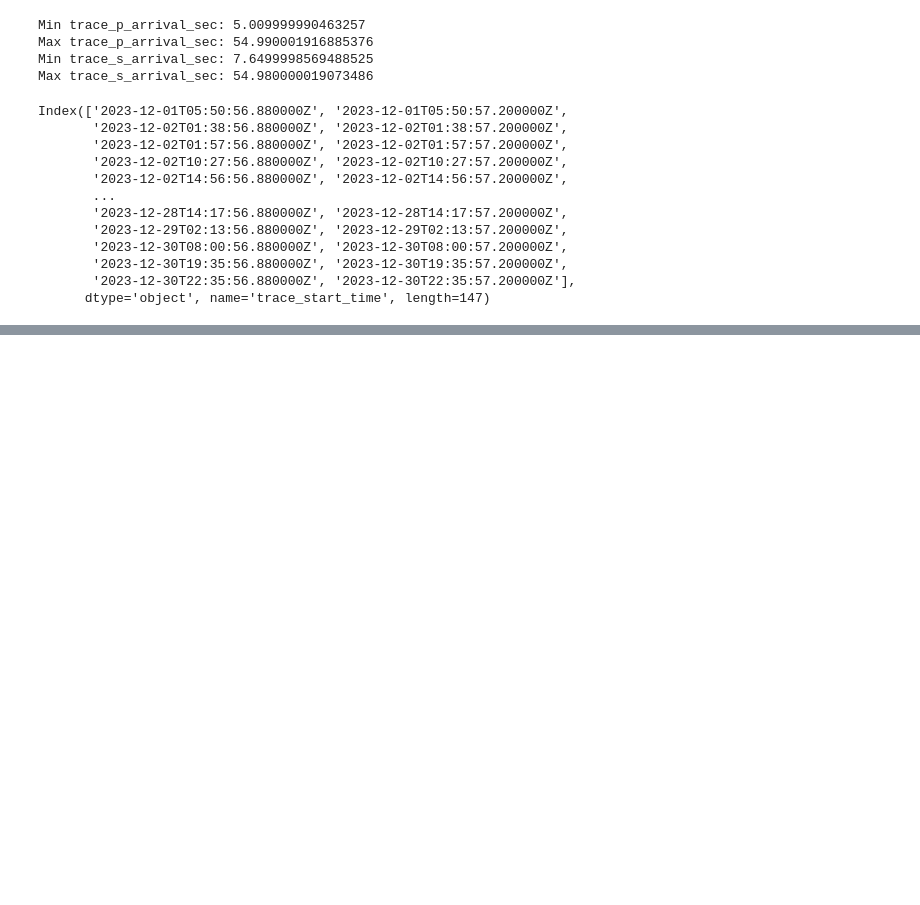
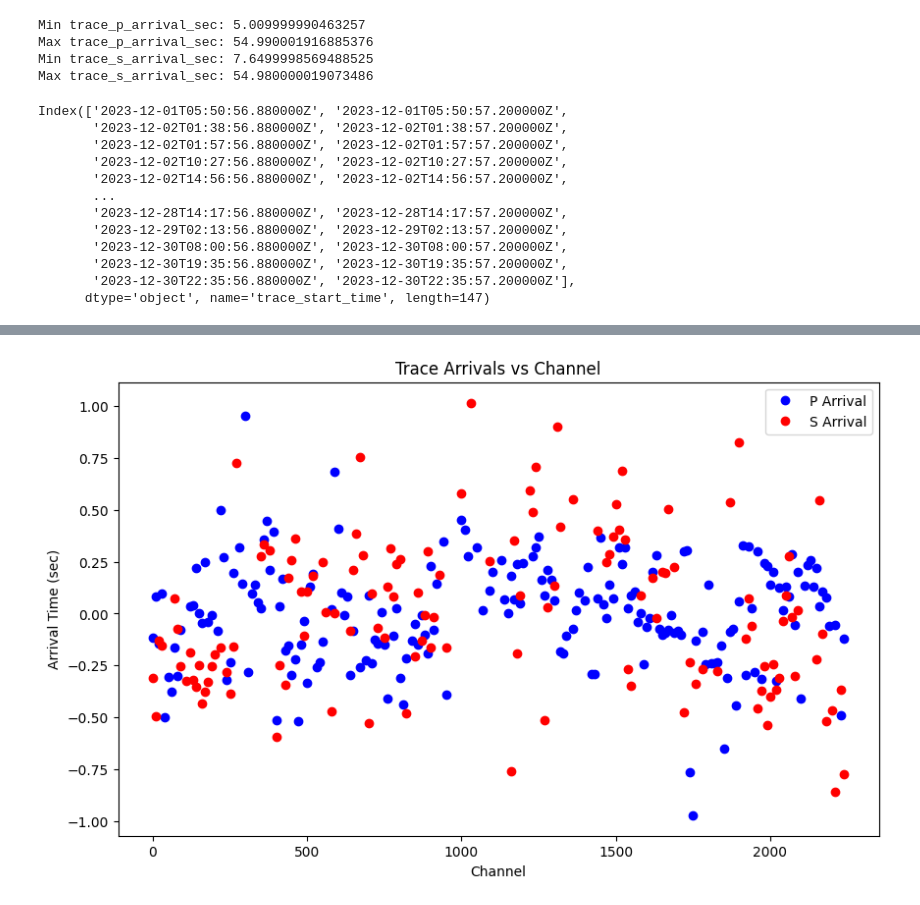
Before and after one commit to uwfiberlab/segDAS, a Jupyter notebook: notebooks/picks_notebook.ipynb, the cells around one changed output, grey strips where cells are left out. Cells and saved outputs as stored; diff of their text form; code cells hidden in the pictures; blank space fills up the shorter version.

```diff
--- a/notebooks/picks_notebook.ipynb
+++ b/notebooks/picks_notebook.ipynb
@@ -388,0 +378,3 @@ for i in unique_trace_start_times_dropped:
+# %%
+p_dataset.dropna(subset=['trace_p_arrival_sec', "das_number"], inplace = True)
+s_dataset.dropna(subset=['trace_s_arrival_sec', "das_number"], inplace = True)
@@ -388,0 +427,7 @@ for i in unique_trace_start_times_dropped:
+# %%
+p_dataset
+#convert das_number column to int
+p_dataset['das_number'] = p_dataset['das_number'].astype(float)
+s_dataset['das_number'] = s_dataset['das_number'].astype(float)
+p_dataset['trace_p_arrival_sec'] = p_dataset['trace_p_arrival_sec'].astype(float)
+s_dataset['trace_s_arrival_sec'] = s_dataset['trace_s_arrival_sec'].astype(float)
@@ -388,0 +455,5 @@ for i in unique_trace_start_times_dropped:
+# %%
+
+#is there nans in p_dataset["trace_[arrival_sec"]"]
+p_dataset.dropna(subset=['trace_p_arrival_sec', "das_number"], inplace = True)
+print(p_dataset["trace_p_arrival_sec"].isna())
@@ -388,0 +510,15 @@ for i in unique_trace_start_times_dropped:
+# %%
+import numpy as np
+import matplotlib.pyplot as plt
+
+# Fit individual polynomials for p_dataset and s_dataset
+p_coeffs_individual = np.polyfit(p_dataset['das_number'].values, p_dataset['trace_p_arrival_sec'].values, deg=1)
+s_coeffs_individual = np.polyfit(s_dataset['das_number'].values, s_dataset['trace_s_arrival_sec'].values, deg=1)
+
+# # Calculate the trends
+p_trend_individual = np.polyval(p_coeffs_individual, pd.to_numeric(p_dataset['das_number']))
+s_trend_individual = np.polyval(s_coeffs_individual, pd.to_numeric(s_dataset['das_number']))
+
+# # Detrend by subtracting the individual trends
+p_dataset['trace_p_arrival_sec_detrended'] = p_dataset['trace_p_arrival_sec'] - p_trend_individual
+s_dataset['trace_s_arrival_sec_detrended'] = s_dataset['trace_s_arrival_sec'] - s_trend_individual
@@ -388,0 +536,15 @@ for i in unique_trace_start_times_dropped:
+# %%
+plt.figure(figsize=(10, 6))
+
+
+plt.plot(p_dataset['das_number'], p_dataset['trace_p_arrival_sec_detrended'], 'o', color='blue', label='P Arrival')
+plt.plot(s_dataset['das_number'], s_dataset['trace_s_arrival_sec_detrended'], 'o', color='red', label='S Arrival')
+
+plt.title(f'Trace Arrivals vs Channel')
+plt.xlabel('Channel')
+plt.ylabel('Arrival Time (sec)')
+plt.legend()
+# Set the number of ticks to 5
+plt.gca().xaxis.set_major_locator(MaxNLocator(5))
+# %% [output]
+[figure, added]
```
Also changed, not shown: parts of 25 cells of this notebook.
